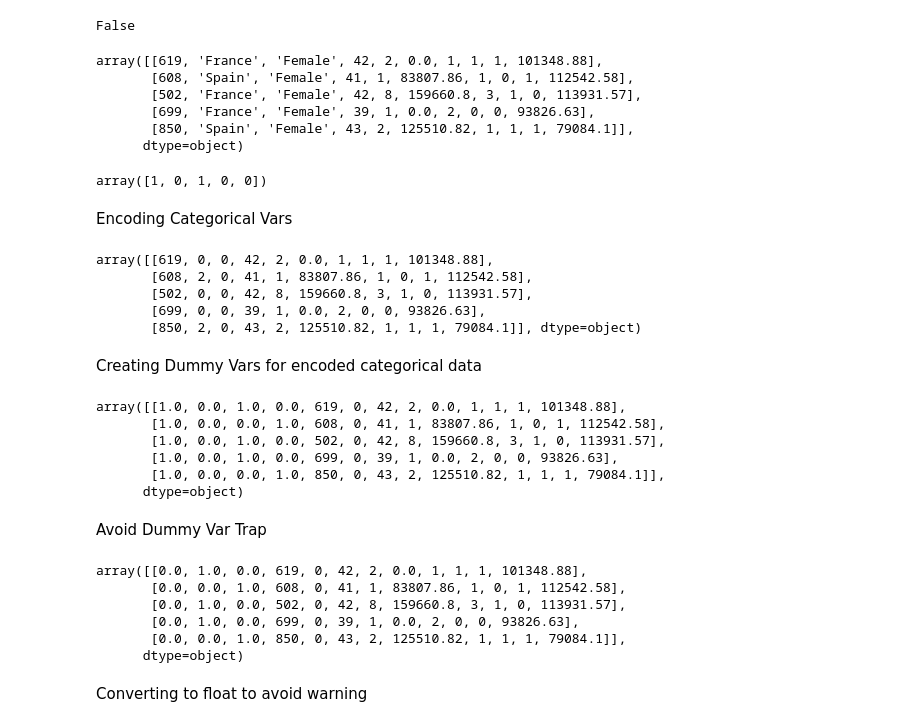
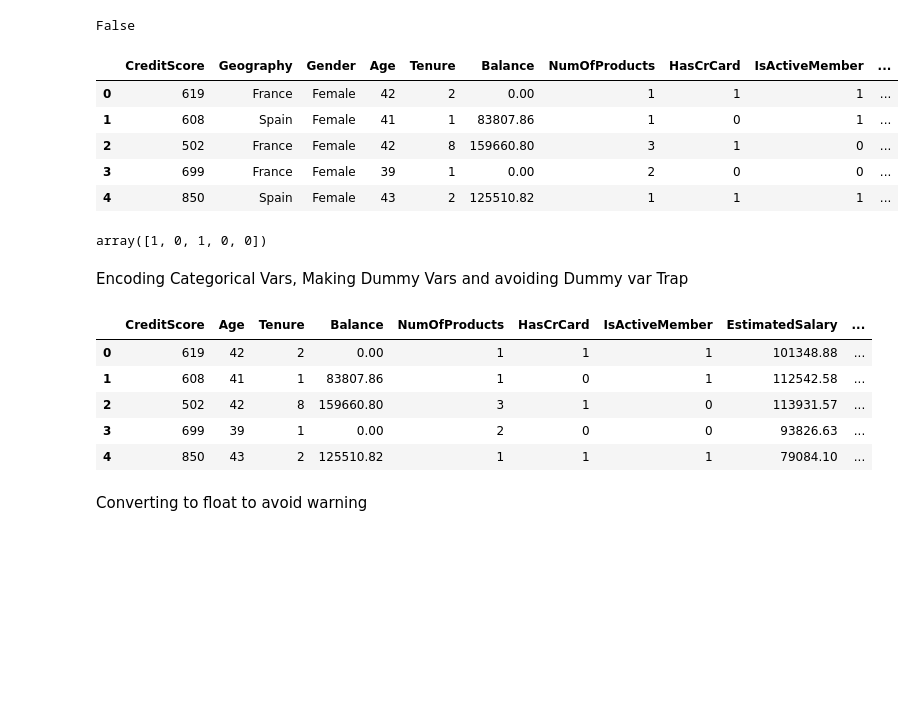
Before and after one commit to lanceeeaton/ANN_Churn_Modeling, a Jupyter notebook: Churn_Modeling.ipynb, the cells around one changed output. Saved outputs shown, nothing was run; the diff lists cells and outputs as text; code cells hidden in the pictures; blank space fills up the shorter version.

```diff
--- a/Churn_Modeling.ipynb
+++ b/Churn_Modeling.ipynb
@@ -24,20 +25,18 @@ dataset.isnull().values.any()
 # %% [output]
 False
 # %%
-X = dataset.iloc[:,3:13].values
+X = dataset.iloc[:,3:13]
 y = dataset.iloc[:,-1].values
 # %%
-X[:5]
+X.head()
 # %% [output]
-array([[619, 'France', 'Female', 42, 2, 0.0, 1, 1, 1, 101348.88],
-       [608, 'Spain', 'Female', 41, 1, 83807.86, 1, 0, 1, 112542.58],
-       [502, 'France', 'Female', 42, 8, 159660.8, 3, 1, 0, 113931.57],
-       [699, 'France', 'Female', 39, 1, 0.0, 2, 0, 0, 93826.63],
-       [850, 'Spain', 'Female', 43, 2, 125510.82, 1, 1, 1, 79084.1]],
-      dtype=object)
+|  | CreditScore | Geography | Gender | Age | Tenure | Balance | NumOfProducts | HasCrCard | IsActiveMember | ... |
+| 0 | 619 | France | Female | 42 | 2 | 0.00 | 1 | 1 | 1 | ... |
+| 1 | 608 | Spain | Female | 41 | 1 | 83807.86 | 1 | 0 | 1 | ... |
+| 2 | 502 | France | Female | 42 | 8 | 159660.80 | 3 | 1 | 0 | ... |
+| 3 | 699 | France | Female | 39 | 1 | 0.00 | 2 | 0 | 0 | ... |
+| 4 | 850 | Spain | Female | 43 | 2 | 125510.82 | 1 | 1 | 1 | ... |
 # %%
 y[:5]
 # %% [output]
 array([1, 0, 1, 0, 0])
-# %% [markdown]
-Encoding Categorical Vars
@@ -47,0 +43,2 @@ X[:,2] = label_encoder.fit_transform(X[:,2])
+# %% [markdown]
+Encoding Categorical Vars, Making Dummy Vars and avoiding Dummy var Trap
@@ -48,10 +48,9 @@ X[:,2] = label_encoder.fit_transform(X[:,2])
 # %%
-X[:5]
+X.head()
 # %% [output]
-array([[619, 0, 0, 42, 2, 0.0, 1, 1, 1, 101348.88],
-       [608, 2, 0, 41, 1, 83807.86, 1, 0, 1, 112542.58],
-       [502, 0, 0, 42, 8, 159660.8, 3, 1, 0, 113931.57],
-       [699, 0, 0, 39, 1, 0.0, 2, 0, 0, 93826.63],
-       [850, 2, 0, 43, 2, 125510.82, 1, 1, 1, 79084.1]], dtype=object)
+|  | CreditScore | Age | Tenure | Balance | NumOfProducts | HasCrCard | IsActiveMember | EstimatedSalary | ... |
+| 0 | 619 | 42 | 2 | 0.00 | 1 | 1 | 1 | 101348.88 | ... |
+| 1 | 608 | 41 | 1 | 83807.86 | 1 | 0 | 1 | 112542.58 | ... |
+| 2 | 502 | 42 | 8 | 159660.80 | 3 | 1 | 0 | 113931.57 | ... |
+| 3 | 699 | 39 | 1 | 0.00 | 2 | 0 | 0 | 93826.63 | ... |
+| 4 | 850 | 43 | 2 | 125510.82 | 1 | 1 | 1 | 79084.10 | ... |
-# %% [markdown]
-Creating Dummy Vars for encoded categorical  data
@@ -64,24 +57,3 @@ X = np.array(transformer.fit_transform(X))
-# %%
-X[:5]
-# %% [output]
-array([[1.0, 0.0, 1.0, 0.0, 619, 0, 42, 2, 0.0, 1, 1, 1, 101348.88],
-       [1.0, 0.0, 0.0, 1.0, 608, 0, 41, 1, 83807.86, 1, 0, 1, 112542.58],
-       [1.0, 0.0, 1.0, 0.0, 502, 0, 42, 8, 159660.8, 3, 1, 0, 113931.57],
-       [1.0, 0.0, 1.0, 0.0, 699, 0, 39, 1, 0.0, 2, 0, 0, 93826.63],
-       [1.0, 0.0, 0.0, 1.0, 850, 0, 43, 2, 125510.82, 1, 1, 1, 79084.1]],
-      dtype=object)
-# %% [markdown]
-Avoid Dummy Var Trap
-# %%
-X = X[:,1:]
-X[:5]
-# %% [output]
-array([[0.0, 1.0, 0.0, 619, 0, 42, 2, 0.0, 1, 1, 1, 101348.88],
-       [0.0, 0.0, 1.0, 608, 0, 41, 1, 83807.86, 1, 0, 1, 112542.58],
-       [0.0, 1.0, 0.0, 502, 0, 42, 8, 159660.8, 3, 1, 0, 113931.57],
-       [0.0, 1.0, 0.0, 699, 0, 39, 1, 0.0, 2, 0, 0, 93826.63],
-       [0.0, 0.0, 1.0, 850, 0, 43, 2, 125510.82, 1, 1, 1, 79084.1]],
-      dtype=object)
 # %% [markdown]
 Converting to float to avoid warning
 # %%
```
Also changed, not shown: parts of 12 cells of this notebook.
